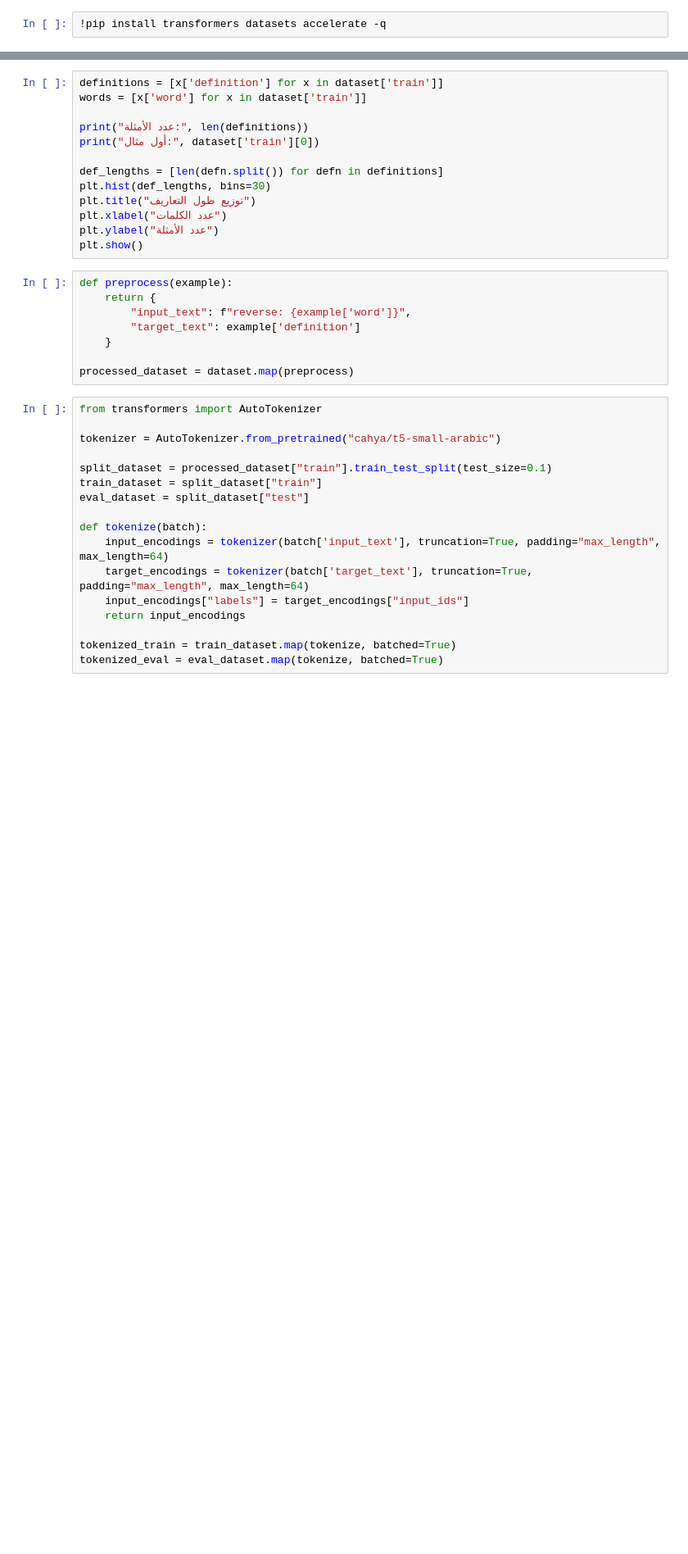
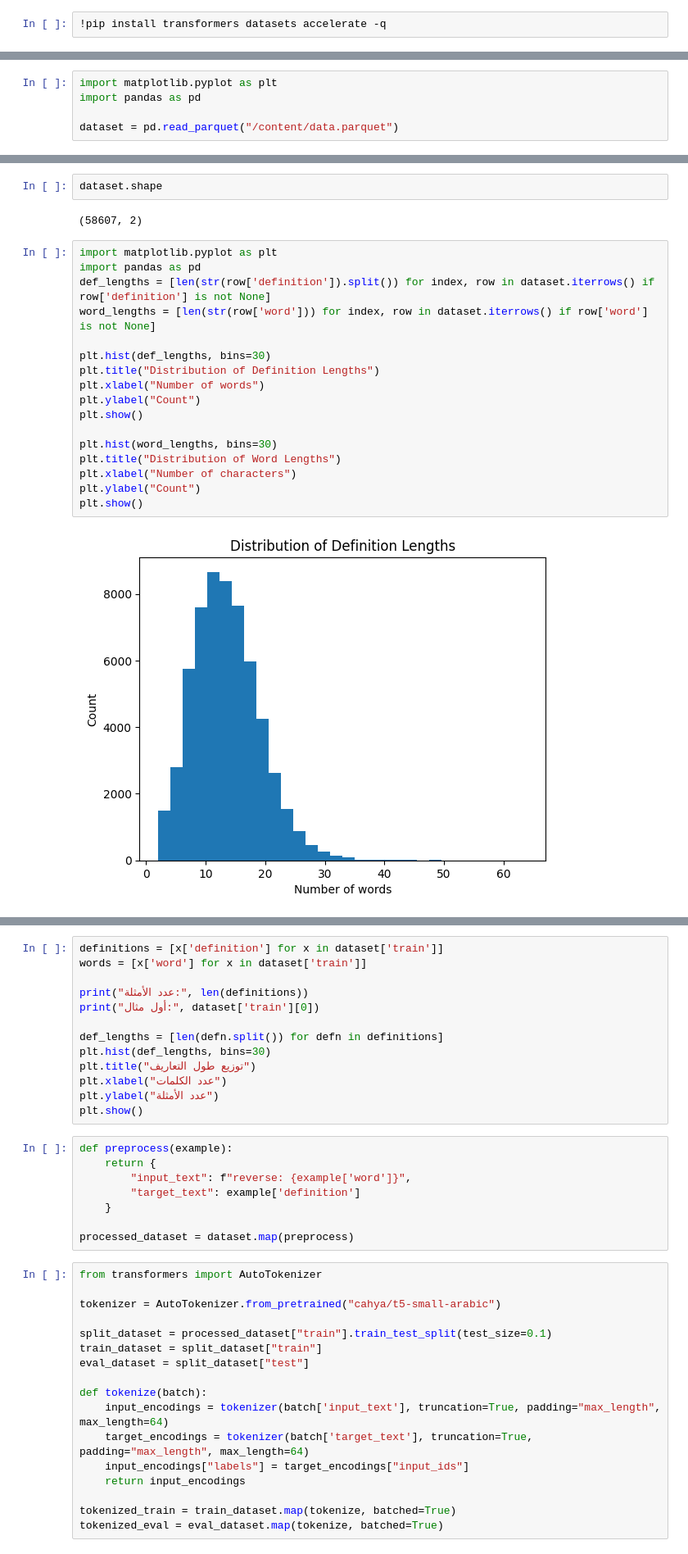
Before and after one commit to angiegh2002/learning_language_game, a Jupyter notebook: arabic_reverse_dict_t5.ipynb, the cells around one changed output, grey strips where cells are left out. Shown: that part at 82% size. Cells and saved outputs as stored; diff of their text form; blank space fills up the shorter version.

```diff
--- a/arabic_reverse_dict_t5.ipynb
+++ b/arabic_reverse_dict_t5.ipynb
@@ -12,0 +14,5 @@ dataset["train"][0]
+# %%
+import matplotlib.pyplot as plt
+import pandas as pd
+
+dataset = pd.read_parquet("/content/data.parquet")
@@ -12,0 +28,23 @@ dataset["train"][0]
+# %%
+dataset.shape
+# %% [output]
+(58607, 2)
+# %%
+import matplotlib.pyplot as plt
+import pandas as pd
+def_lengths = [len(str(row['definition']).split()) for index, row in dataset.iterrows() if row['definition'] is not None]
+word_lengths = [len(str(row['word'])) for index, row in dataset.iterrows() if row['word'] is not None]
+
+plt.hist(def_lengths, bins=30)
+plt.title("Distribution of Definition Lengths")
+plt.xlabel("Number of words")
+plt.ylabel("Count")
+plt.show()
+
+plt.hist(word_lengths, bins=30)
+plt.title("Distribution of Word Lengths")
+plt.xlabel("Number of characters")
+plt.ylabel("Count")
+plt.show()
+# %% [output]
+[figure, added]
```
Also changed, not shown: parts of 13 cells of this notebook.
